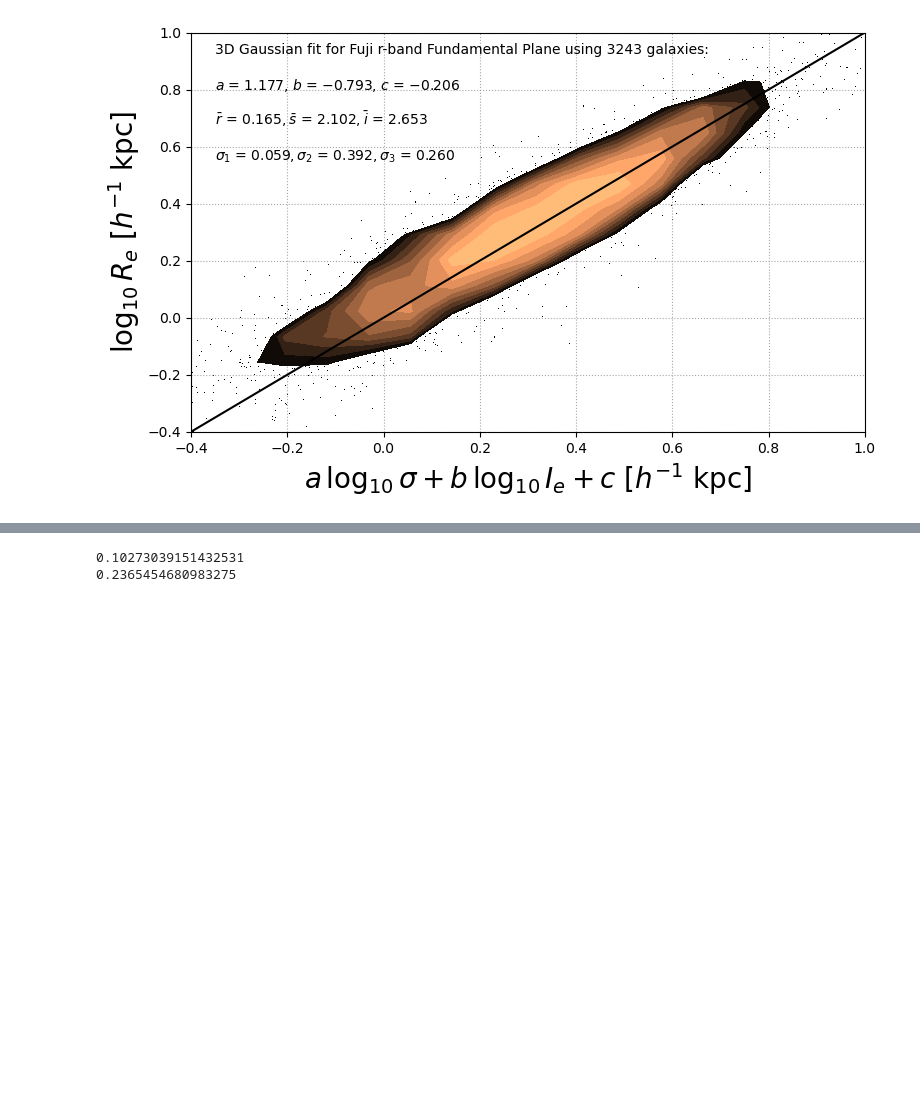
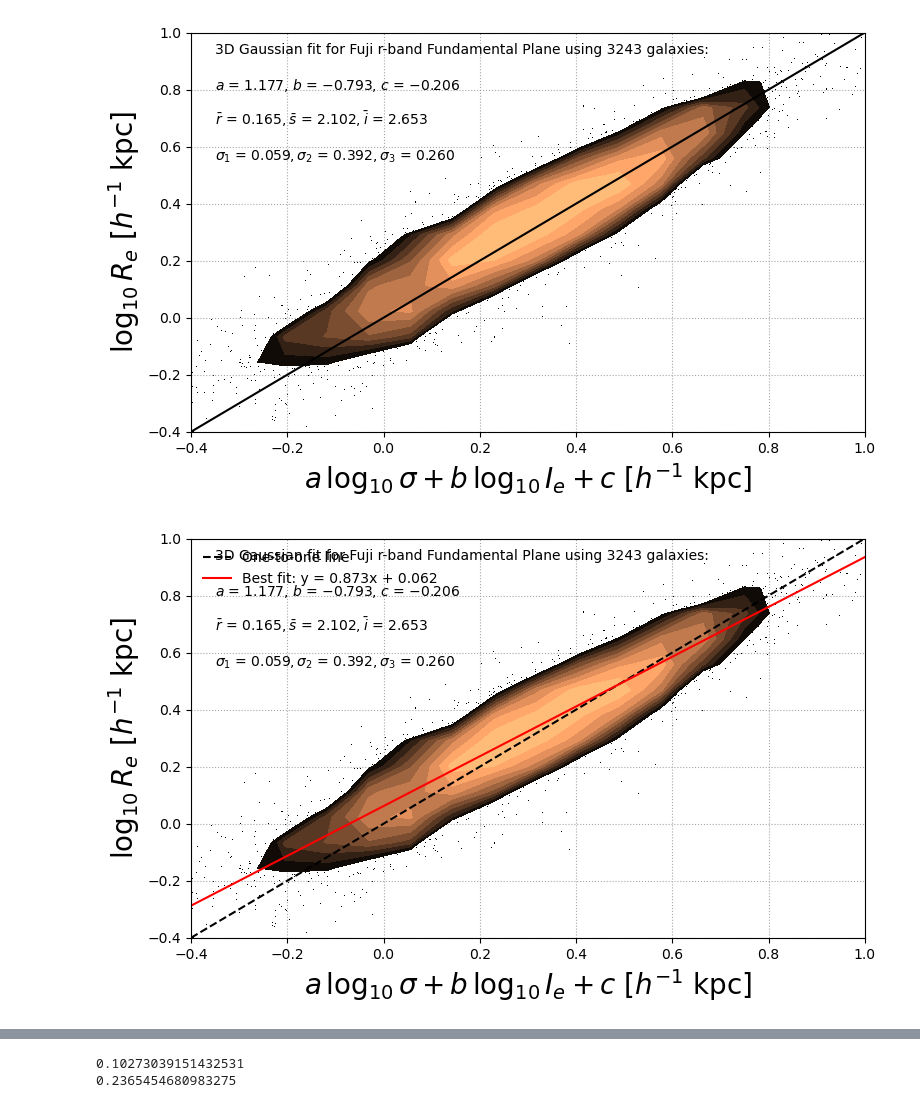
Before and after one commit to KSaid-1/DESI_fuji_FP, a Jupyter notebook: FP_sample.ipynb, the cells around one changed output, grey strips where cells are left out. Cells and saved outputs as stored; diff of their text form; code cells hidden in the pictures; blank space fills up the shorter version.

```diff
--- a/FP_sample.ipynb
+++ b/FP_sample.ipynb
@@ -538,3 +571,43 @@ plt.show()
 # %% [output]
 No artists with labels found to put in legend.  Note that artists whose label start with an underscore are ignored when legend() is called with no argument.
 [figure]
+# %%
+a = 1.17733397; b = -0.79312305
+mean_r = 0.16471564; mean_s = 2.10226727; mean_i = 2.65269924
+sigma1 = 0.05916213; sigma2 = 0.39165724; sigma3 = 0.25991061
+c = mean_r - a*mean_s - b*mean_i
+
+XFP_F_desi = (a*s_desi)+(b*i_desi)+c
+xfit = np.linspace(-0.4, 1.0, 100)  # x-axis range
+
+# Calculate regression line through the data points
+# (requires numpy's polyfit)
+slope, intercept = np.polyfit(XFP_F_desi, r_desi, 1)
+yfit_regression = slope * xfit + intercept
+
+fig, ax = plt.subplots(figsize=(8, 5))
+ax.set_xlim(-0.4,1.0)
+ax.set_ylim(-0.4,1.0)
+scatter_contour(XFP_F_desi, r_desi, threshold=25, log_counts=True, ax=ax,
+               histogram2d_args=dict(bins=25),
+               plot_args=dict(marker=',', linestyle='none', color='black'),
+               contour_args=dict(cmap=plt.cm.copper))
+
+# Plot both lines
+ax.plot(xfit, xfit, c='black', linestyle='--', label='One-to-one line')
+ax.plot(xfit, yfit_regression, c='red', label=f'Best fit: y = {slope:.3f}x + {intercept:.3f}')
+
+ax.text(-0.35,1.125-0.2,"3D Gaussian fit for Fuji r-band Fundamental Plane using "+str(len(r_desi))+" galaxies:")
+ax.text(-0.35,1.0-0.2, r'$a$ = '+'${0:.3f}$'.format(a)+', $b$ = '+'${0:.3f}$'.format(b)+', $c$ = '+'${0:.3f}$'.format(c))
+ax.text(-0.35,0.875-0.2, r'$\bar r$ = '+'${0:.3f}$'.format(mean_r)+r'$, \bar s$ = '+'{0:.3f}'.format(mean_s)+r'$, \bar i$ = '+'{0:.3f}'.format(mean_i))
+ax.text(-0.35,0.75-0.2, r'$\sigma_1$ = '+'${0:.3f}$'.format(sigma1)+r'$, \sigma_2$ = '+'{0:.3f}'.format(sigma2)+r'$, \sigma_3$ = '+'{0:.3f}'.format(sigma3))
+ax.set_xlabel(r'$a \/\log_{10} \sigma + b\/ \log_{10} I_e + c$ [$h^{-1}$ kpc]',size=20)
+ax.set_ylabel(r'$\log_{10} R_e$ [$h^{-1}$ kpc]',size=20)
+plt.legend(framealpha=0.0)
+ax.grid(visible=True, which='both', color='0.65',linestyle=':')
+plt.tight_layout()
+plt.savefig('FP_fuji_with2d_fit.png', transparent=True ,dpi=300)
+plt.savefig('FP_fuji_with2d_fit.pdf')
+plt.show()
+# %% [output]
+[figure, added]
```
Also changed, not shown: parts of 8 cells of this notebook, 1 other file.
